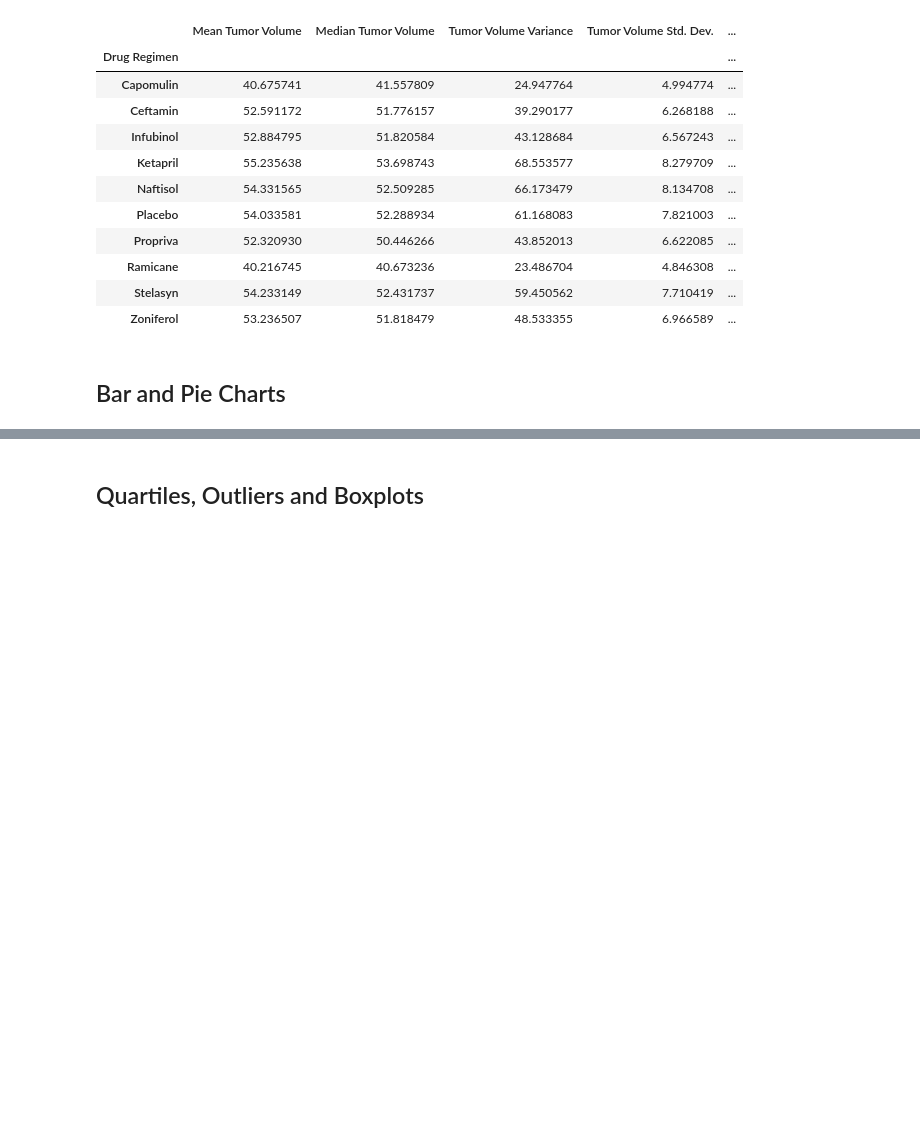
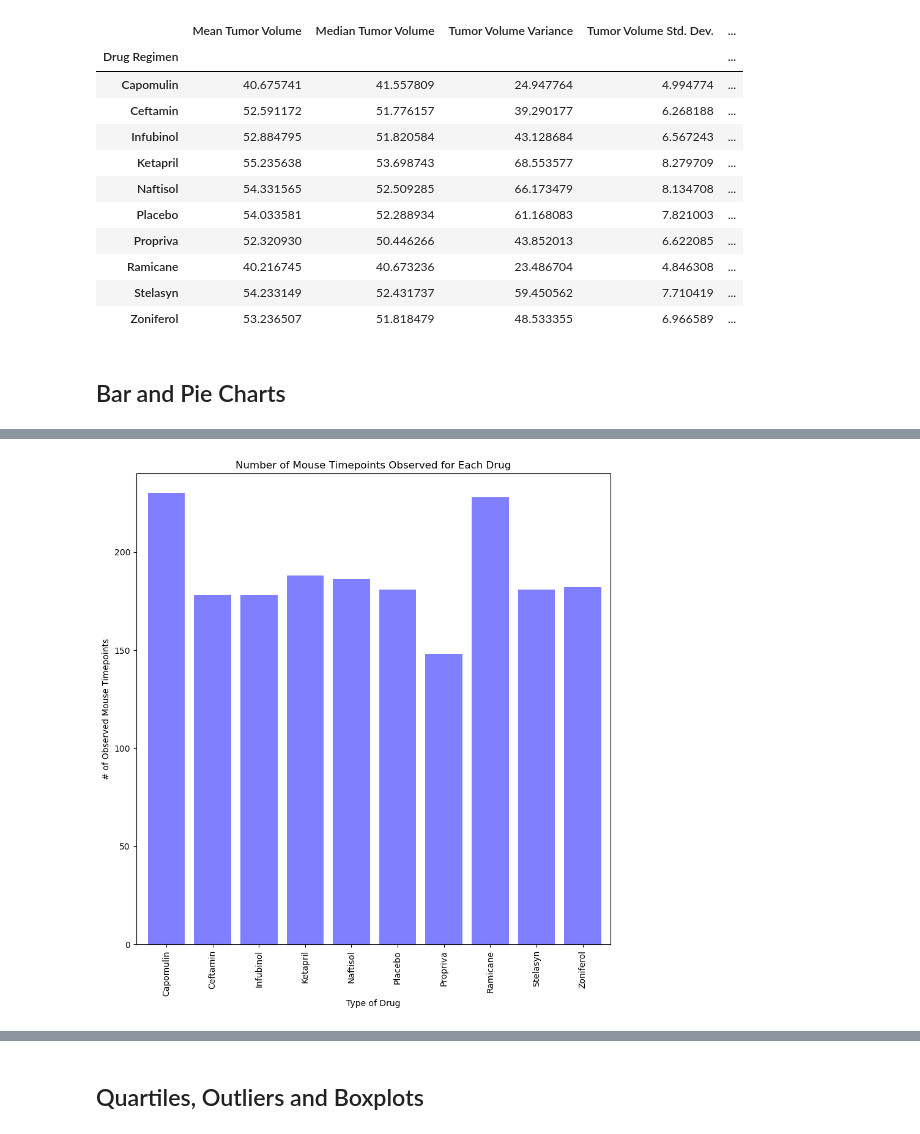
Before and after one commit to annabitzer/pymaceuticals_challenge, a Jupyter notebook: Pymaceuticals/pymaceuticals_module.ipynb, the cells around one changed output, grey strips where cells are left out. Cells and saved outputs as stored; diff of their text form; code cells hidden in the pictures; blank space fills up the shorter version.

```diff
--- a/Pymaceuticals/pymaceuticals_module.ipynb
+++ b/Pymaceuticals/pymaceuticals_module.ipynb
@@ -118,2 +127,23 @@ drug_summary
+# %%
+# Generate a bar plot showing the total number of rows (Mouse ID/Timepoints) for each drug regimen using pyplot.
+x_axis = np.arange(len(drug_summary))
+y_axis = drug_type["Mouse ID"].count()
+tick_locations = [value + 0.4 for value in x_axis]
+
+#create figure
+plt.figure(figsize=(10,10))
+plt.bar(x_axis, y_axis, alpha=0.5, align="edge", color="b")
+#add information to figure
+plt.xticks(tick_locations, drug_summary.index, rotation = "vertical")
+plt.xlabel("Type of Drug")
+plt.ylabel("# of Observed Mouse Timepoints")
+plt.title("Number of Mouse Timepoints Observed for Each Drug")
+#formatting
+plt.xlim(-0.25, len(x_axis))
+plt.ylim(0, max(y_axis)+10)
+
+plt.show()
+# %% [output]
+[figure, added]
 # %%
 # Generate a pie plot showing the distribution of female versus male mice using Pandas
```
Also changed, not shown: parts of 7 cells of this notebook.
